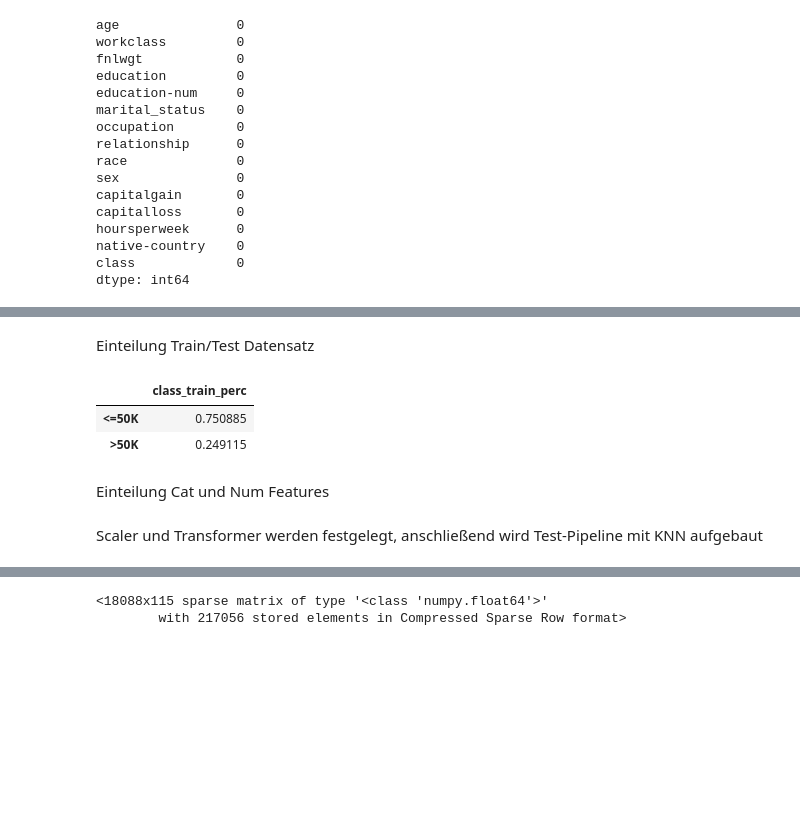
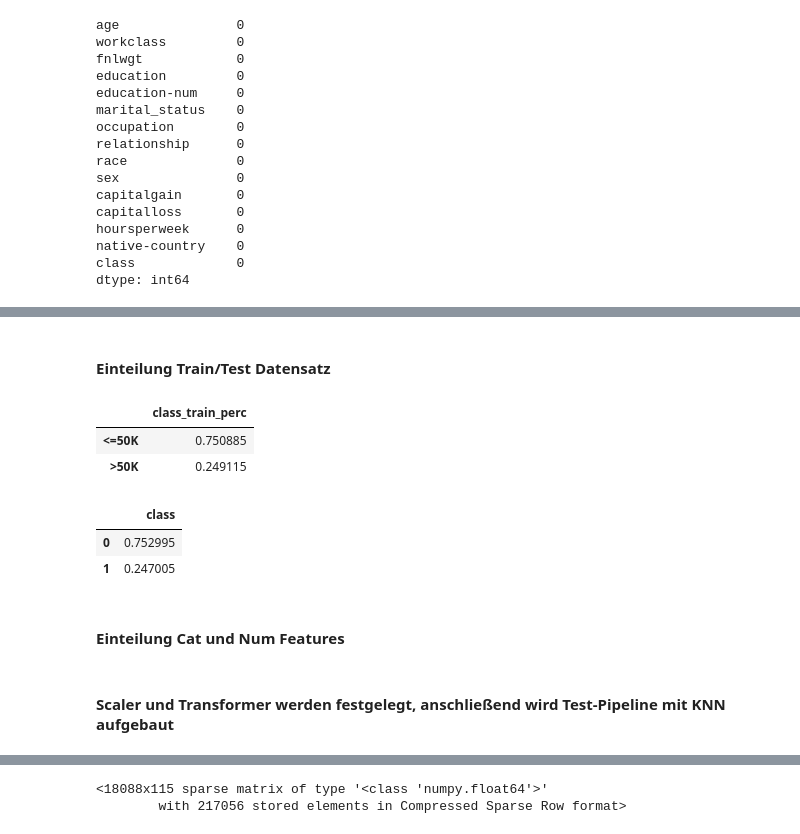
Before and after one commit to LennartRes/Abschlussarbeit, a Jupyter notebook: End-to-End_ML_Project.ipynb, the cells around one changed output, grey strips where cells are left out. Drawn from its saved outputs; the diff is of its cells as text; code cells hidden in the pictures; blank space fills up the shorter version.

```diff
--- a/End-to-End_ML_Project.ipynb
+++ b/End-to-End_ML_Project.ipynb
@@ -391,5 +411,5 @@ dtype: int64
 # %% [markdown]
-Einteilung Train/Test Datensatz
+#### Einteilung Train/Test Datensatz
 # %%
 train_data, test_data = train_test_split(df_cleaned, test_size=0.6, random_state=42)
 train_dist = pd.DataFrame(train_data["class"].value_counts() / len(train_data))
@@ -399,8 +419,15 @@ display(train_dist[:2])
 |  | class_train_perc |
 | <=50K | 0.750885 |
 | >50K | 0.249115 |
+# %%
+test_dist = pd.DataFrame(test_data["class"].value_counts() / len(test_data))
+display(test_dist[:2])
+# %% [output]
+|  | class |
+| 0 | 0.752995 |
+| 1 | 0.247005 |
 # %% [markdown]
-Einteilung Cat und Num Features
+#### Einteilung Cat und Num Features
 # %%
 num_features = ["fnlwgt", "education-num"]
 cat_features = ["age", "workclass", "education", "marital_status", "occupation", "relationship", "race", "sex", "capitalgain", "capitalloss", "hoursperweek", "native-country"]
@@ -408,7 +435,7 @@ cat_features = ["age", "workclass", "education", "marital_status", "occupation",
 y = ["class"]
 X = [*num_features, *cat_features]
 # %% [markdown]
-Scaler und Transformer werden festgelegt, anschließend wird Test-Pipeline mit KNN aufgebaut
+#### Scaler und Transformer werden festgelegt, anschließend wird Test-Pipeline mit KNN aufgebaut
 # %%
 scalers = [StandardScaler(), MinMaxScaler(), RobustScaler()]
 cat_transformers = [OneHotEncoder()]
```
Also changed, not shown: parts of 19 cells of this notebook.
